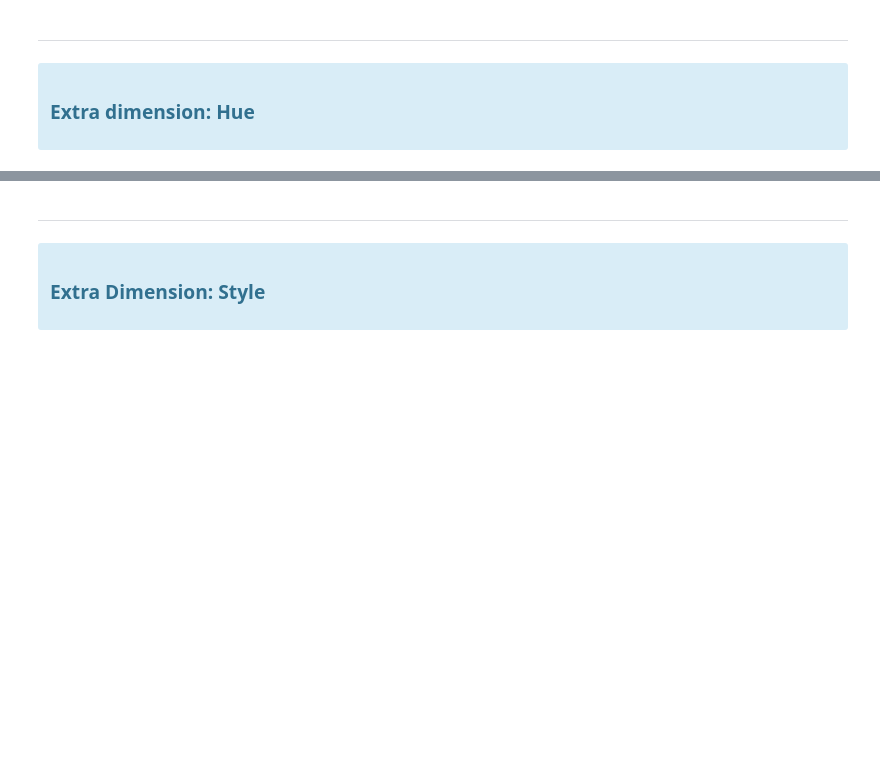
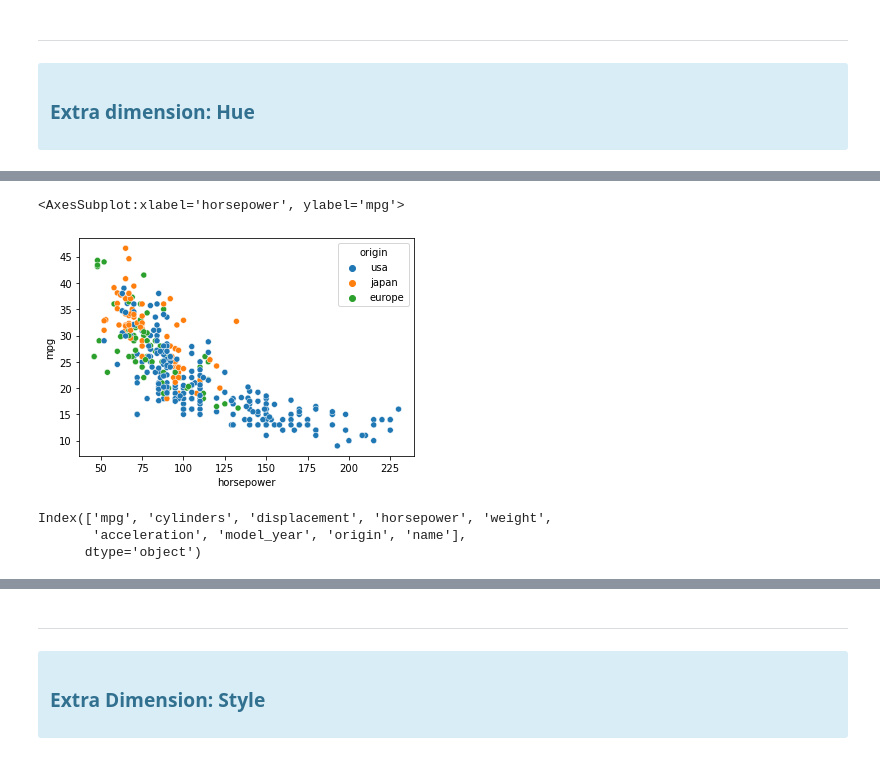
Before and after one commit to CodeupClassroom/oneil-ds-libraries, a Jupyter notebook: seaborn-lesson.ipynb, the cells around one changed output, grey strips where cells are left out. Saved outputs shown, nothing was run; the diff lists cells and outputs as text; code cells hidden in the pictures; blank space fills up the shorter version.

```diff
--- a/seaborn-lesson.ipynb
+++ b/seaborn-lesson.ipynb
@@ -62,0 +122,12 @@ Now let's use one using seaborn's relplot
+# %%
+# getting the axis level version:
+sns.scatterplot(data=mpg, x='horsepower', y='mpg', hue='origin')
+# %% [output]
+<AxesSubplot:xlabel='horsepower', ylabel='mpg'>
+[figure, added]
+# %%
+mpg.columns
+# %% [output]
+Index(['mpg', 'cylinders', 'displacement', 'horsepower', 'weight',
+       'acceleration', 'model_year', 'origin', 'name'],
+      dtype='object')
```
Also changed, not shown: parts of 46 cells of this notebook.
